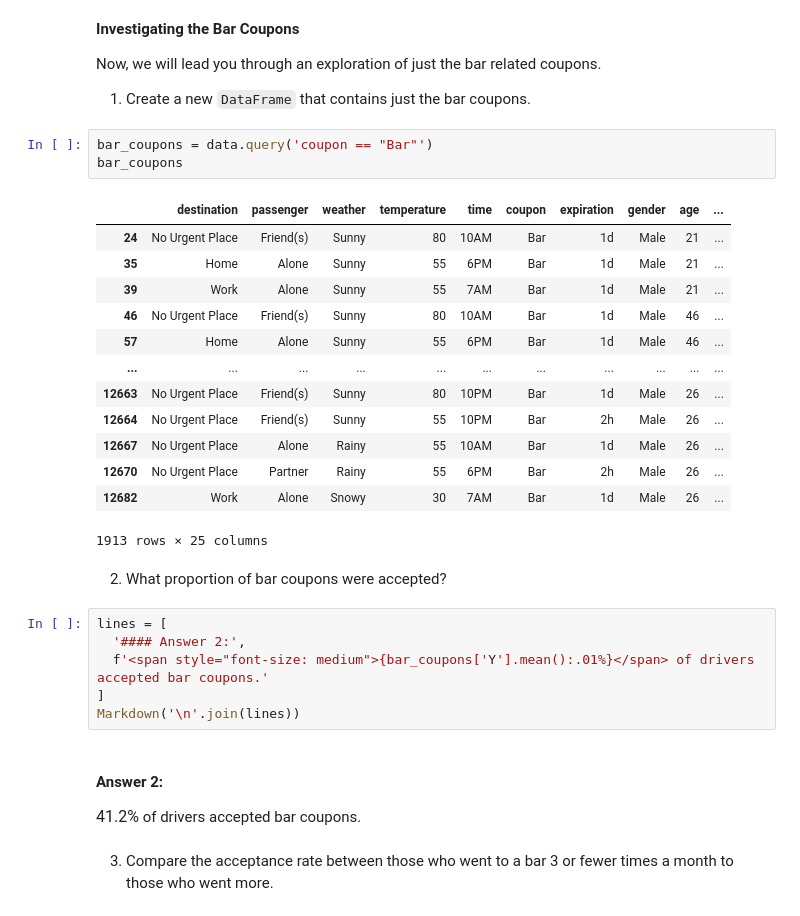
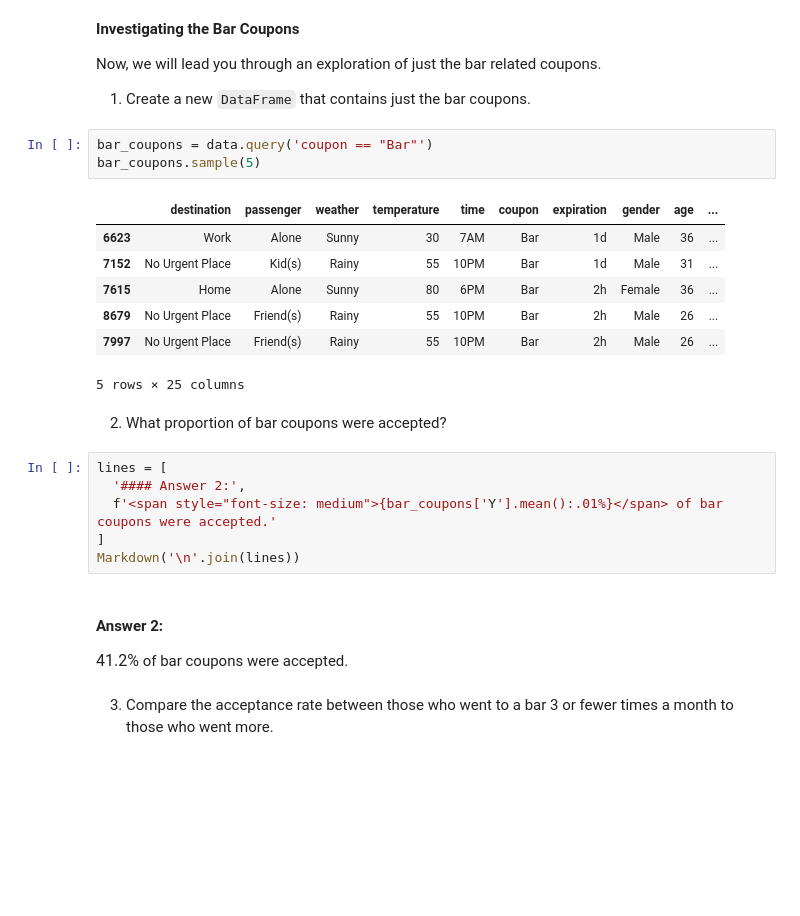
Before and after one commit to pasmith/ucb-mlai-mod-5, a Jupyter notebook: prompt.ipynb, the cells around one changed output. Drawn from its saved outputs; the diff is of its cells as text; blank space fills up the shorter version.

```diff
--- a/prompt.ipynb
+++ b/prompt.ipynb
@@ -261,32 +281,26 @@ Now, we will lead you through an exploration of just the bar related coupons.
 1. Create a new `DataFrame` that contains just the bar coupons.
 # %%
 bar_coupons = data.query('coupon == "Bar"')
-bar_coupons
+bar_coupons.sample(5)
 # %% [output]
 |  | destination | passenger | weather | temperature | time | coupon | expiration | gender | age | ... |
-| 24 | No Urgent Place | Friend(s) | Sunny | 80 | 10AM | Bar | 1d | Male | 21 | ... |
-| 35 | Home | Alone | Sunny | 55 | 6PM | Bar | 1d | Male | 21 | ... |
-| 39 | Work | Alone | Sunny | 55 | 7AM | Bar | 1d | Male | 21 | ... |
-| 46 | No Urgent Place | Friend(s) | Sunny | 80 | 10AM | Bar | 1d | Male | 46 | ... |
-| 57 | Home | Alone | Sunny | 55 | 6PM | Bar | 1d | Male | 46 | ... |
-| ... | ... | ... | ... | ... | ... | ... | ... | ... | ... | ... |
-| 12663 | No Urgent Place | Friend(s) | Sunny | 80 | 10PM | Bar | 1d | Male | 26 | ... |
-| 12664 | No Urgent Place | Friend(s) | Sunny | 55 | 10PM | Bar | 2h | Male | 26 | ... |
-| 12667 | No Urgent Place | Alone | Rainy | 55 | 10AM | Bar | 1d | Male | 26 | ... |
-| 12670 | No Urgent Place | Partner | Rainy | 55 | 6PM | Bar | 2h | Male | 26 | ... |
-| 12682 | Work | Alone | Snowy | 30 | 7AM | Bar | 1d | Male | 26 | ... |
+| 6623 | Work | Alone | Sunny | 30 | 7AM | Bar | 1d | Male | 36 | ... |
+| 7152 | No Urgent Place | Kid(s) | Rainy | 55 | 10PM | Bar | 1d | Male | 31 | ... |
+| 7615 | Home | Alone | Sunny | 80 | 6PM | Bar | 2h | Female | 36 | ... |
+| 8679 | No Urgent Place | Friend(s) | Rainy | 55 | 10PM | Bar | 2h | Male | 26 | ... |
+| 7997 | No Urgent Place | Friend(s) | Rainy | 55 | 10PM | Bar | 2h | Male | 26 | ... |
-1913 rows × 25 columns
+5 rows × 25 columns
 # %% [markdown]
 2. What proportion of bar coupons were accepted?
 # %%
 lines = [
   '#### Answer 2:',
-  f'<span style="font-size: medium">{bar_coupons['Y'].mean():.01%}</span> of drivers accepted bar coupons.'
+  f'<span style="font-size: medium">{bar_coupons['Y'].mean():.01%}</span> of bar coupons were accepted.'
 ]
 Markdown('\n'.join(lines))
 # %% [output]
 #### Answer 2:
-<span style="font-size: medium">41.2%</span> of drivers accepted bar coupons.
+<span style="font-size: medium">41.2%</span> of bar coupons were accepted.
 # %% [markdown]
 3. Compare the acceptance rate between those who went to a bar 3 or fewer times a month to those who went more.
 # %%
```
Also changed, not shown: parts of 14 cells of this notebook.
